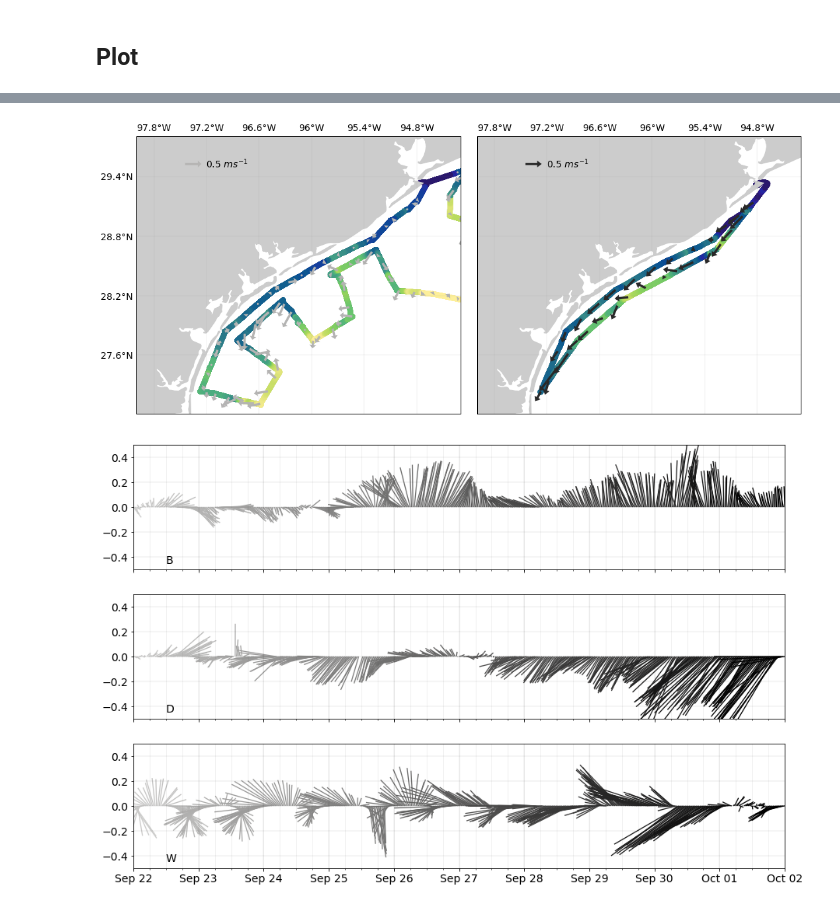
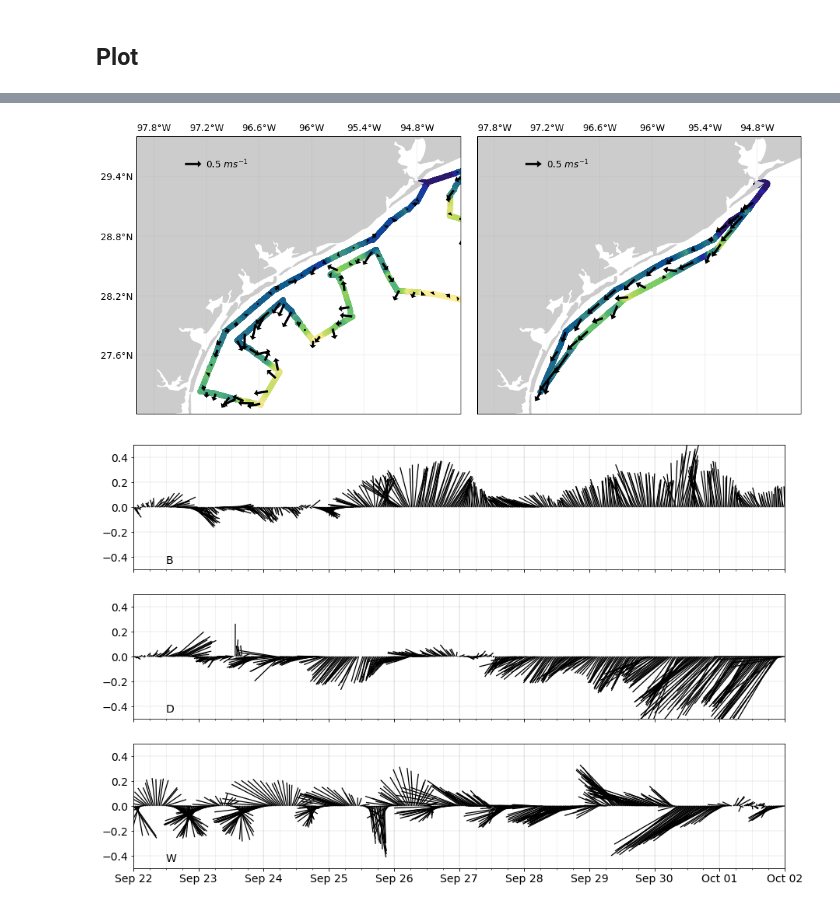
Before and after one commit to kthyng/harvey_plankton, a Jupyter notebook: figures.ipynb, the cells around one changed output, grey strips where cells are left out. Cells and saved outputs as stored; diff of their text form; code cells hidden in the pictures.

Commit message:
set up figures for rough draft

```diff
--- a/figures.ipynb
+++ b/figures.ipynb
@@ -375,7 +371,7 @@ vmin, vmax = smin, smax
 fig, axes = plt.subplots(3, 1, sharex=True, sharey=True, figsize=(15,10))
 dd = 1
 norm = Normalize(vmin=smin, vmax=smax)
-
+dc = 1
 for buoy, ax in zip(buoynames, axes):
     if key in buoys[buoy].columns:
         ax.scatter(buoys[buoy]['idx'][::dc], buoys[buoy][key][::dc], c=buoys[buoy][key][::dc], s=30, cmap=cmap, vmin=vmin, vmax=vmax)
@@ -415,10 +411,10 @@ vmin, vmax = tmin, tmax
 fig, axes = plt.subplots(3, 1, sharex=True, sharey=True, figsize=(15,10))
 dd = 1
 norm = Normalize(vmin=smin, vmax=smax)
-
+dc = 1
 for buoy, ax in zip(buoynames, axes):
     if key in buoys[buoy].columns:
-        ax.scatter(buoys[buoy]['idx'][::dc], buoys[buoy][key][::dc], c=buoys[buoy][key][::dc], s=30, cmap=cmap, vmin=tmin, vmax=tmax)
+        ax.scatter(buoys[buoy]['idx'][::dc], buoys[buoy][key][::dc], c=buoys[buoy][key][::dc], s=30, vmin=tmin, vmax=tmax)
     #     dc = 2
     #     points = np.array([buoys[buoy]['idx'][::dc], buoys[buoy]['Salinity'][::dc]]).T.reshape(-1 ,1 ,2)
     #     segments = np.concatenate([points[:-1], points[1:]], axis=1)
@@ -501,7 +500,7 @@ colors_adcp = date2num(adcp1.time.sel(time=slice(dstart, dend)).to_index().to_py
 # q = ax1.quiver(lon1[::dd], lat1[::dd], u1[::dd], v1[::dd], transform=pc, color=cmap(norm(colors_adcp)), scale=10)
 
 dd = 30
-Q = ax1.quiver(lon1[::dd], lat1[::dd], u1[::dd], v1[::dd], transform=pc, width=0.007, scale=10, headlength=1.5, headaxislength=1.5, color=cmap(norm(colors_adcp)), edgecolors='k')
+Q = ax1.quiver(lon1[::dd], lat1[::dd], u1[::dd], v1[::dd], transform=pc, width=0.007, scale=10, headlength=1.5, headaxislength=1.5, color='k')#, color=cmap(norm(colors_adcp)), edgecolors='k')
 qk = ax1.quiverkey(Q, 0.2, 0.9, 0.5, '0.5 $ms^{-1}$', labelpos='E', coordinates='axes')
 
 
@@ -550,29 +549,29 @@ colors_adcp = date2num(adcp3.time.sel(time=slice(dstart, dend)).to_index().to_py
 # q = ax2.quiver(lon3[::dd], lat3[::dd], u3[::dd], v3[::dd], transform=pc, color=cmap(norm(colors_adcp)), scale=10)
 
 dd = 40
-Q = ax2.quiver(lon3[::dd], lat3[::dd], u3[::dd], v3[::dd], transform=pc, width=0.007, scale=10, headlength=2, headaxislength=2, color=cmap(norm(colors_adcp)))
+Q = ax2.quiver(lon3[::dd], lat3[::dd], u3[::dd], v3[::dd], transform=pc, width=0.007, scale=10, headlength=2, headaxislength=2, color='k')#cmap(norm(colors_adcp)))
 qk = ax2.quiverkey(Q, 0.2, 0.9, 0.5, '0.5 $ms^{-1}$', labelpos='E', coordinates='axes')
 # %% [output]
-[figure, old version]
+[figure, new version]
 # %%
 fig, axes = plt.subplots(3, 1, sharex=True, sharey=True, figsize=(15,10))
 dd = 1
 for buoy, ax in zip(buoynames, axes):
 
     colors = buoys[buoy][dstart:dend]['idx'].values
     ax.quiver(buoys[buoy][dstart:dend]['idx'][::dd], np.zeros(len(buoys[buoy][dstart:dend][::dd])), buoys[buoy][dstart:dend]['East [cm/s]'][::dd]/100, buoys[buoy][dstart:dend]['North [cm/s]'][::dd]/100,
-              headaxislength=0, headlength=0, width=0.008, units='y', scale_units='y', scale=1, color=cmap(norm(colors_buoyB)))
+              headaxislength=0, headlength=0, width=0.008, units='y', scale_units='y', scale=1, color='k')#cmap(norm(colors_buoyB)))
     ax.grid(which='major', lw=1.5, color='k', alpha=0.05)
     ax.grid(which='minor', lw=1, color='k', alpha=0.05)
     ax.text(0.05, 0.05, buoy, fontsize=14, transform=ax.transAxes)
 
 ax.set_xlim(buoys[buoy].loc[dstart,'idx'], buoys[buoy].loc[dend,'idx'])
 ax.set_ylim(-0.5, 0.5)
 
 minor = mpl.dates.HourLocator(byhour=np.arange(0,24,6))
 ax.xaxis.set_minor_locator(minor)
 major = mpl.dates.HourLocator(byhour=np.arange(0,24,24))
 ax.xaxis.set_major_locator(major)
 ax.xaxis.set_major_formatter(mpl.dates.DateFormatter('%b %d'))
 # %% [output]
-[figure, old version]
+[figure, new version]
```
Also changed, not shown: parts of 8 cells of this notebook.
